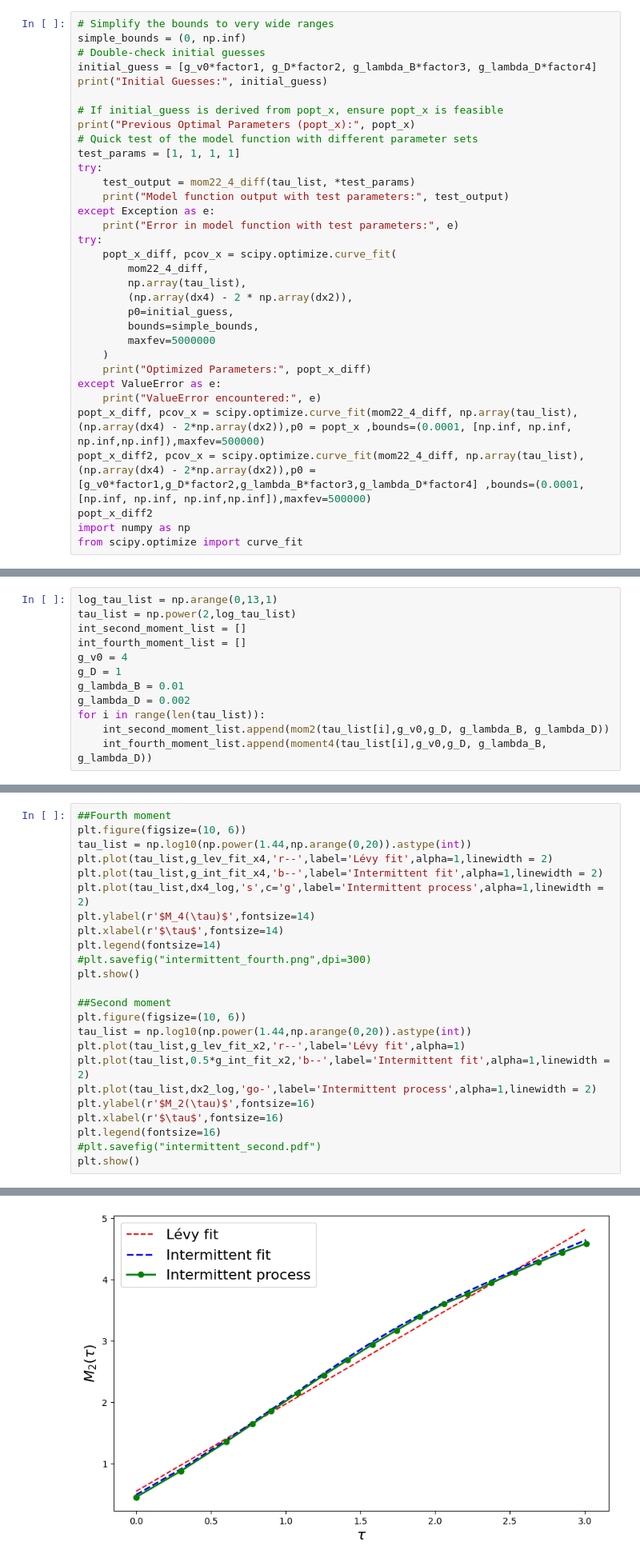
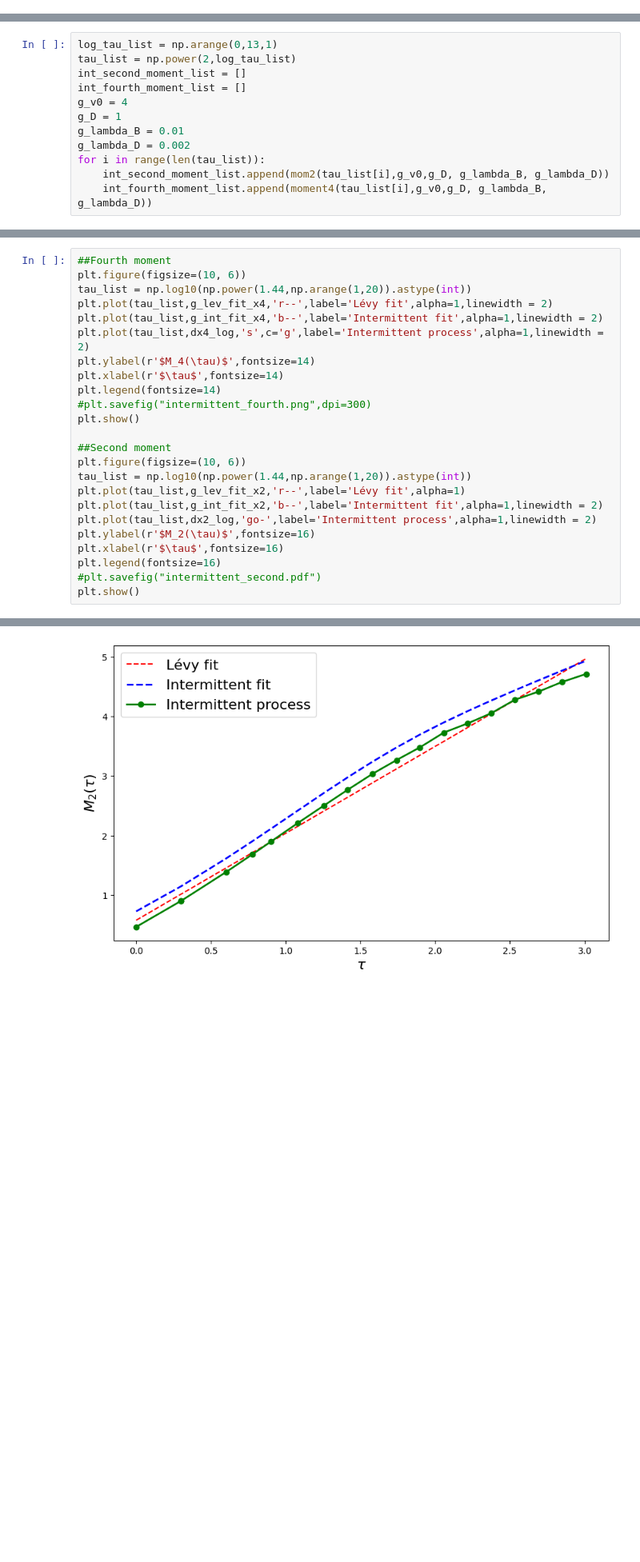
Before and after one commit to shailendrabhandari/IntLevPy, a Jupyter notebook: example.ipynb, the cells around one changed output, grey strips where cells are left out. Shown at 80% size. Cells and saved outputs as stored; diff of their text form; blank space fills up the shorter version.

```diff
--- a/example.ipynb
+++ b/example.ipynb
@@ -128,33 +77,0 @@ popt_x: [5.    1.    0.05  0.005]
-# %%
-# Simplify the bounds to very wide ranges
-simple_bounds = (0, np.inf)
-# Double-check initial guesses
-initial_guess = [g_v0*factor1, g_D*factor2, g_lambda_B*factor3, g_lambda_D*factor4]
-print("Initial Guesses:", initial_guess)
-
-# If initial_guess is derived from popt_x, ensure popt_x is feasible
-print("Previous Optimal Parameters (popt_x):", popt_x)
-# Quick test of the model function with different parameter sets
-test_params = [1, 1, 1, 1]
-try:
-    test_output = mom22_4_diff(tau_list, *test_params)
-    print("Model function output with test parameters:", test_output)
-except Exception as e:
-    print("Error in model function with test parameters:", e)
-try:
-    popt_x_diff, pcov_x = scipy.optimize.curve_fit(
-        mom22_4_diff,
-        np.array(tau_list),
-        (np.array(dx4) - 2 * np.array(dx2)),
-        p0=initial_guess,
-        bounds=simple_bounds,
-        maxfev=5000000
-    )
-    print("Optimized Parameters:", popt_x_diff)
-except ValueError as e:
-    print("ValueError encountered:", e)
-popt_x_diff, pcov_x = scipy.optimize.curve_fit(mom22_4_diff, np.array(tau_list), (np.array(dx4) - 2*np.array(dx2)),p0 = popt_x ,bounds=(0.0001, [np.inf, np.inf, np.inf,np.inf]),maxfev=500000)
-popt_x_diff2, pcov_x = scipy.optimize.curve_fit(mom22_4_diff, np.array(tau_list), (np.array(dx4) - 2*np.array(dx2)),p0 = [g_v0*factor1,g_D*factor2,g_lambda_B*factor3,g_lambda_D*factor4] ,bounds=(0.0001, [np.inf, np.inf, np.inf,np.inf]),maxfev=500000)
-popt_x_diff2
-import numpy as np
-from scipy.optimize import curve_fit
@@ -588,7 +469,7 @@ for itera in range(2):
 # %%
 ##Fourth moment
 plt.figure(figsize=(10, 6))
-tau_list = np.log10(np.power(1.44,np.arange(0,20)).astype(int))
+tau_list = np.log10(np.power(1.44,np.arange(1,20)).astype(int))
 plt.plot(tau_list,g_lev_fit_x4,'r--',label='Lévy fit',alpha=1,linewidth = 2)
 plt.plot(tau_list,g_int_fit_x4,'b--',label='Intermittent fit',alpha=1,linewidth = 2)
 plt.plot(tau_list,dx4_log,'s',c='g',label='Intermittent process',alpha=1,linewidth = 2)
@@ -600,9 +481,9 @@ plt.show()
 
 ##Second moment
 plt.figure(figsize=(10, 6))
-tau_list = np.log10(np.power(1.44,np.arange(0,20)).astype(int))
+tau_list = np.log10(np.power(1.44,np.arange(1,20)).astype(int))
 plt.plot(tau_list,g_lev_fit_x2,'r--',label='Lévy fit',alpha=1)
-plt.plot(tau_list,0.5*g_int_fit_x2,'b--',label='Intermittent fit',alpha=1,linewidth = 2)
+plt.plot(tau_list,g_int_fit_x2,'b--',label='Intermittent fit',alpha=1,linewidth = 2)
 plt.plot(tau_list,dx2_log,'go-',label='Intermittent process',alpha=1,linewidth = 2)
 plt.ylabel(r'$M_2(\tau)$',fontsize=16)
 plt.xlabel(r'$\tau$',fontsize=16)
@@ -614 +495 @@ plt.show()
-[figure, old version]
+[figure, new version]
```
Also changed, not shown: parts of 38 cells of this notebook, 3 other files.
